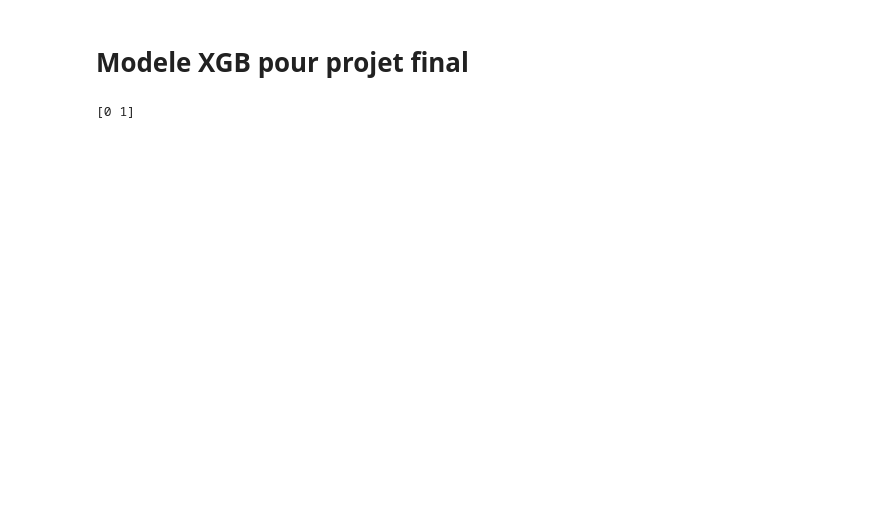
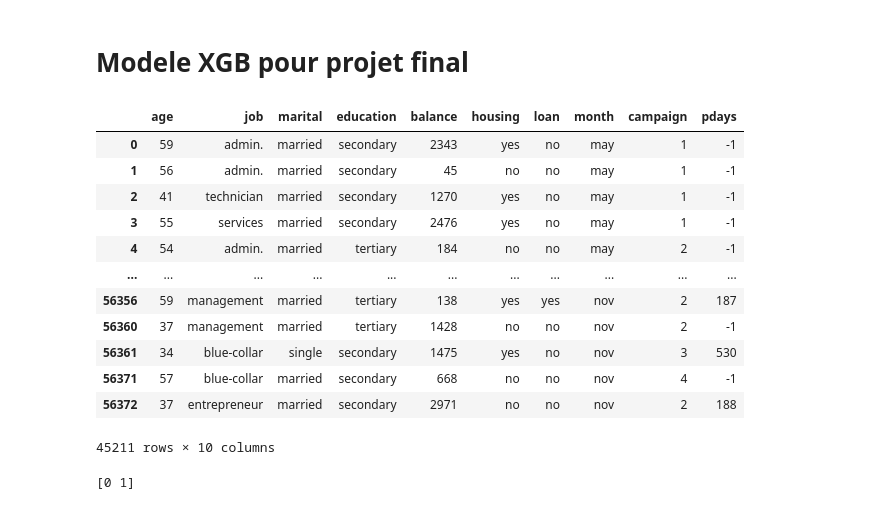
Before and after one commit to anasgfdi/projet_final, a Jupyter notebook: dossier_image_detection/modelisation.ipynb, the cells around one changed output. Saved outputs shown, nothing was run; the diff lists cells and outputs as text; code cells hidden in the pictures; blank space fills up the shorter version.

```diff
--- a/dossier_image_detection/modelisation.ipynb
+++ b/dossier_image_detection/modelisation.ipynb
@@ -302,4 +302,20 @@ X = df.drop(['deposit'], axis=1)
 y = df['deposit']
+# %%
+X
+# %% [output]
+|  | age | job | marital | education | balance | housing | loan | month | campaign | pdays |
+| 0 | 59 | admin. | married | secondary | 2343 | yes | no | may | 1 | -1 |
+| 1 | 56 | admin. | married | secondary | 45 | no | no | may | 1 | -1 |
+| 2 | 41 | technician | married | secondary | 1270 | yes | no | may | 1 | -1 |
+| 3 | 55 | services | married | secondary | 2476 | yes | no | may | 1 | -1 |
+| 4 | 54 | admin. | married | tertiary | 184 | no | no | may | 2 | -1 |
+| ... | ... | ... | ... | ... | ... | ... | ... | ... | ... | ... |
+| 56356 | 59 | management | married | tertiary | 138 | yes | yes | nov | 2 | 187 |
+| 56360 | 37 | management | married | tertiary | 1428 | no | no | nov | 2 | -1 |
+| 56361 | 34 | blue-collar | single | secondary | 1475 | yes | no | nov | 3 | 530 |
+| 56371 | 57 | blue-collar | married | secondary | 668 | no | no | nov | 4 | -1 |
+| 56372 | 37 | entrepreneur | married | secondary | 2971 | no | no | nov | 2 | 188 |
+45211 rows × 10 columns
 # %%
 def convert_labels(label):
     if label == 'no':
```
Also changed, not shown: parts of 30 cells of this notebook, 8 other files.
